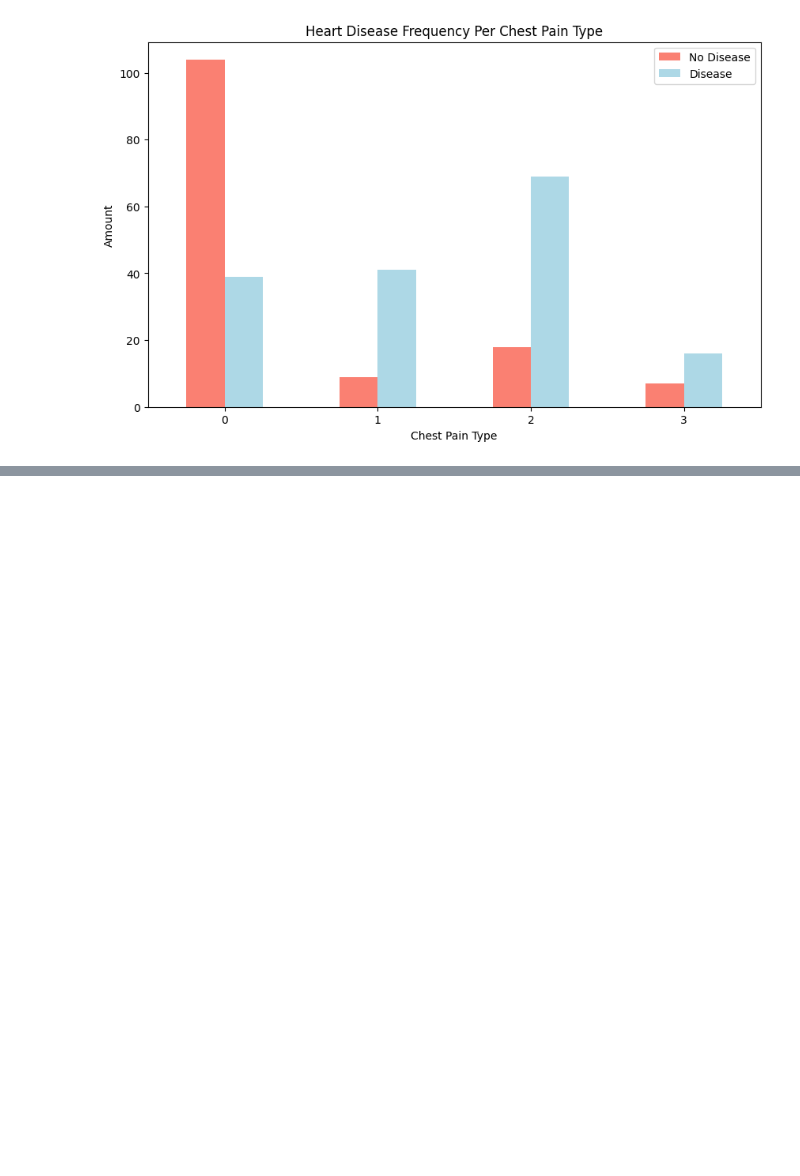
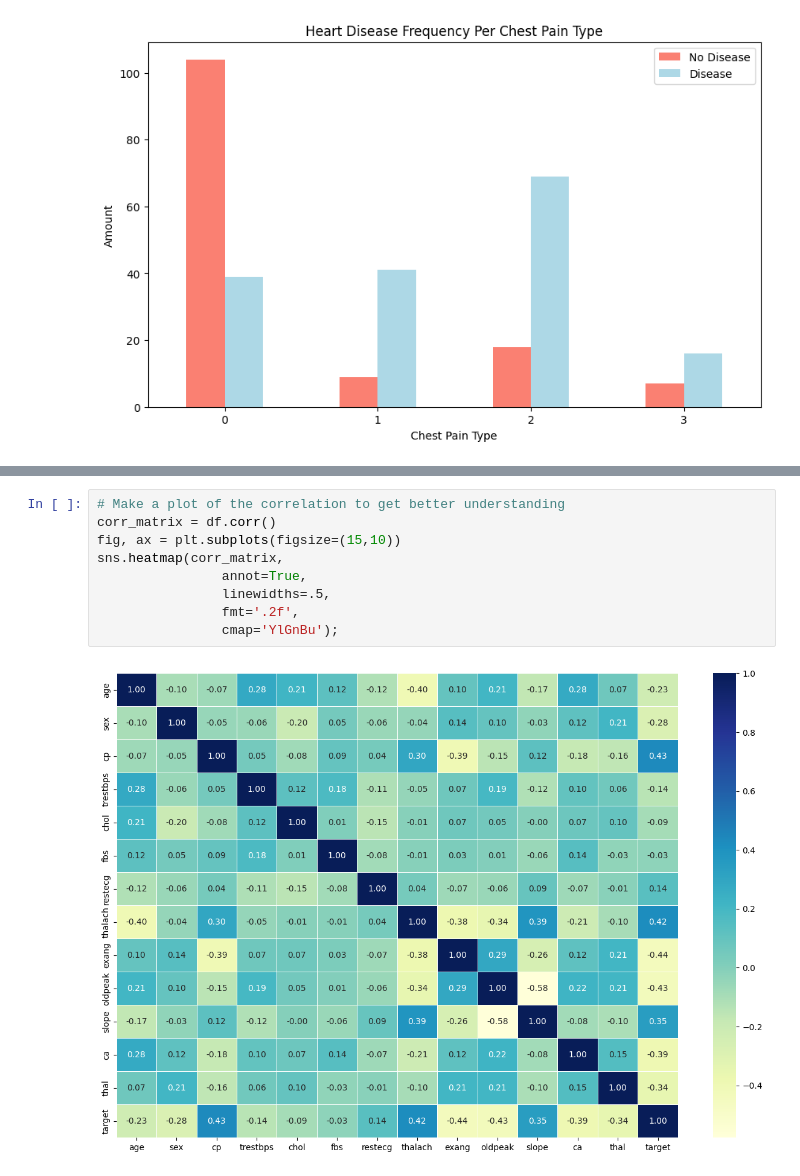
Before and after one commit to PrinssAlex/Heart_disease_classification_model, a Jupyter notebook: Heart-Disease-Prediction-ML.ipynb, the cells around one changed output, grey strips where cells are left out. Saved outputs shown, nothing was run; the diff lists cells and outputs as text; blank space fills up the shorter version.

```diff
--- a/Heart-Disease-Prediction-ML.ipynb
+++ b/Heart-Disease-Prediction-ML.ipynb
@@ -247,0 +276,11 @@ plt.xticks(rotation=0);
+# %%
+# Make a plot of the correlation to get better understanding
+corr_matrix = df.corr()
+fig, ax = plt.subplots(figsize=(15,10))
+sns.heatmap(corr_matrix,
+                annot=True,
+                linewidths=.5,
+                fmt='.2f',
+                cmap='YlGnBu');
+# %% [output]
+[figure, added]
```
Also changed, not shown: parts of 20 cells of this notebook.
